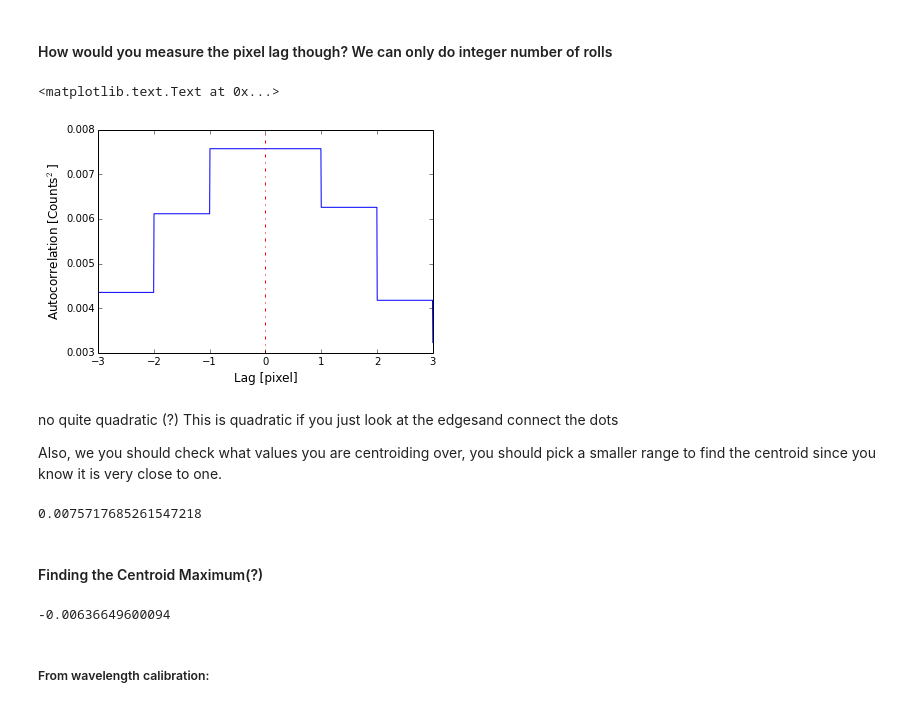
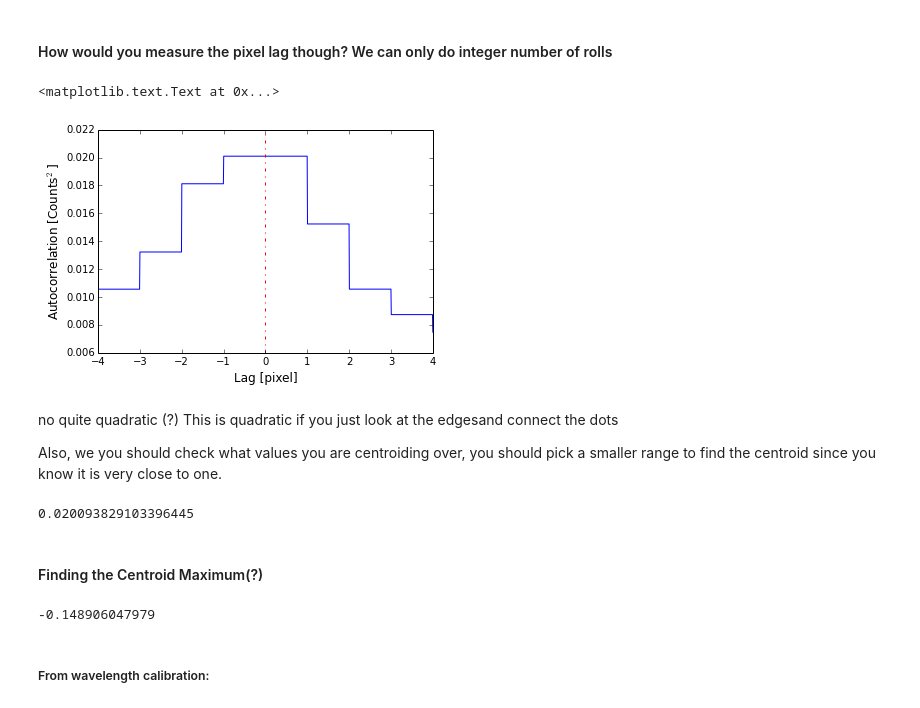
Before and after one commit to dorisjlee/AY120, a Jupyter notebook: lab4/SolarScan Analysis.ipynb, the cells around one changed output. Drawn from its saved outputs; the diff is of its cells as text; code cells hidden in the pictures.

```diff
--- a/lab4/SolarScan Analysis.ipynb
+++ b/lab4/SolarScan Analysis.ipynb
@@ -525,7 +525,7 @@ plt.plot(end,color="red")
 $y_i = x_{i+j}$
 # %%
 autocorrval= []
-for i in np.linspace(-3,3,1000):
+for i in np.linspace(-4,4,1000):
     lag = i#placeholder value (need to determine this value somehow )
     xi = start
 #     xij = np.roll(start,int(lag))
@@ -548,16 +548,16 @@ for i in np.linspace(-3,3,1000):
 # %%
 fig = plt.figure()
 ax =fig.add_subplot(111)
-plt.plot(np.linspace(-3,3,1000),autocorrval)
+plt.plot(np.linspace(-4,4,1000),autocorrval)
 pix=[0]
 for cval in pix:
     plt.plot([cval,cval],[ax.get_ylim()[0],ax.get_ylim()[1]],'r',linestyle='dashdot',color="red");
 # plt.xlim(-5,5)
 plt.xlabel("Lag [pixel]",fontsize=12)
 plt.ylabel("Autocorrelation [Counts$^2$]",fontsize=12)
 # %% [output]
 <matplotlib.text.Text at 0x...>
-[figure, old version]
+[figure, new version]
 # %% [markdown]
 no quite quadratic (?) This is quadratic if you just look at the edgesand connect the dots
 
@@ -566,14 +566,14 @@ Also, we you should check what values you are centroiding over, you should pick
 # %%
 max(autocorrval)
 # %% [output]
-0.0075717685261547218
+0.020093829103396445
 # %% [markdown]
 #### Finding the Centroid Maximum(?)
 # %%
-pix_shift = sum(np.linspace(-3,3,1000)*autocorrval)/sum(autocorrval)
+pix_shift = sum(np.linspace(-4,4,1000)*autocorrval)/sum(autocorrval)
 print pix_shift
 # %% [output]
--0.00636649600094
+-0.148906047979
 # %% [markdown]
 ##### From wavelength calibration:
 # %%
```
Also changed, not shown: parts of 19 cells of this notebook, 6 other files.
